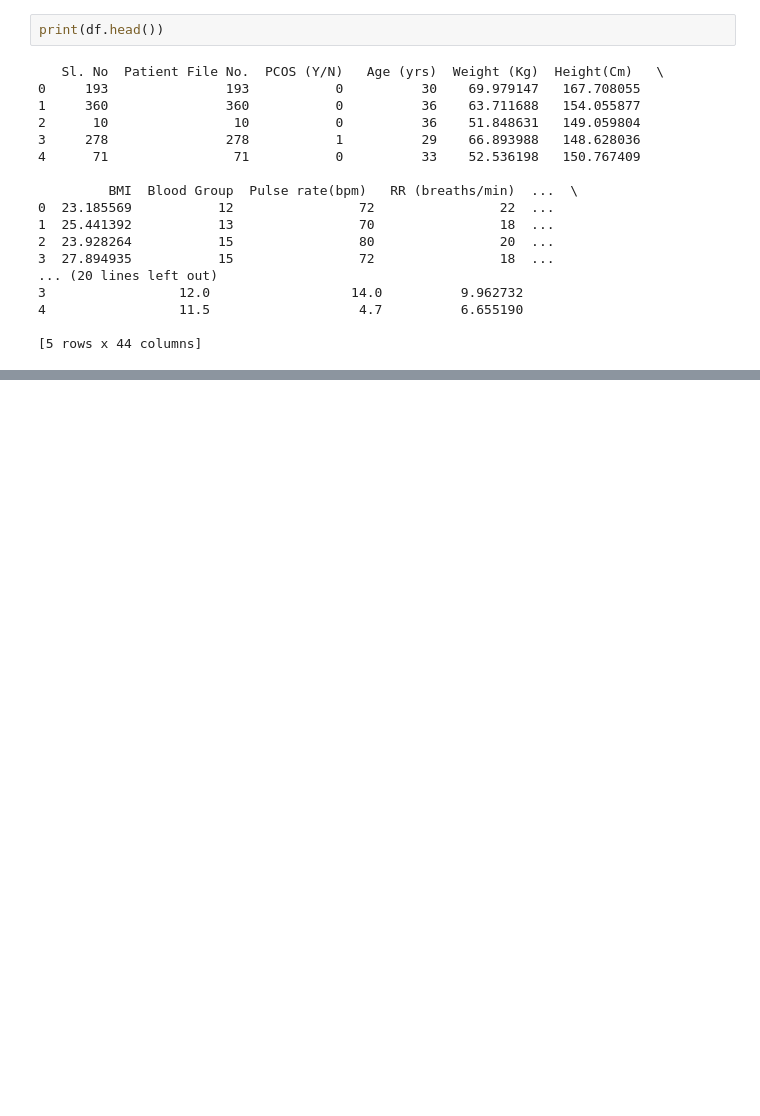
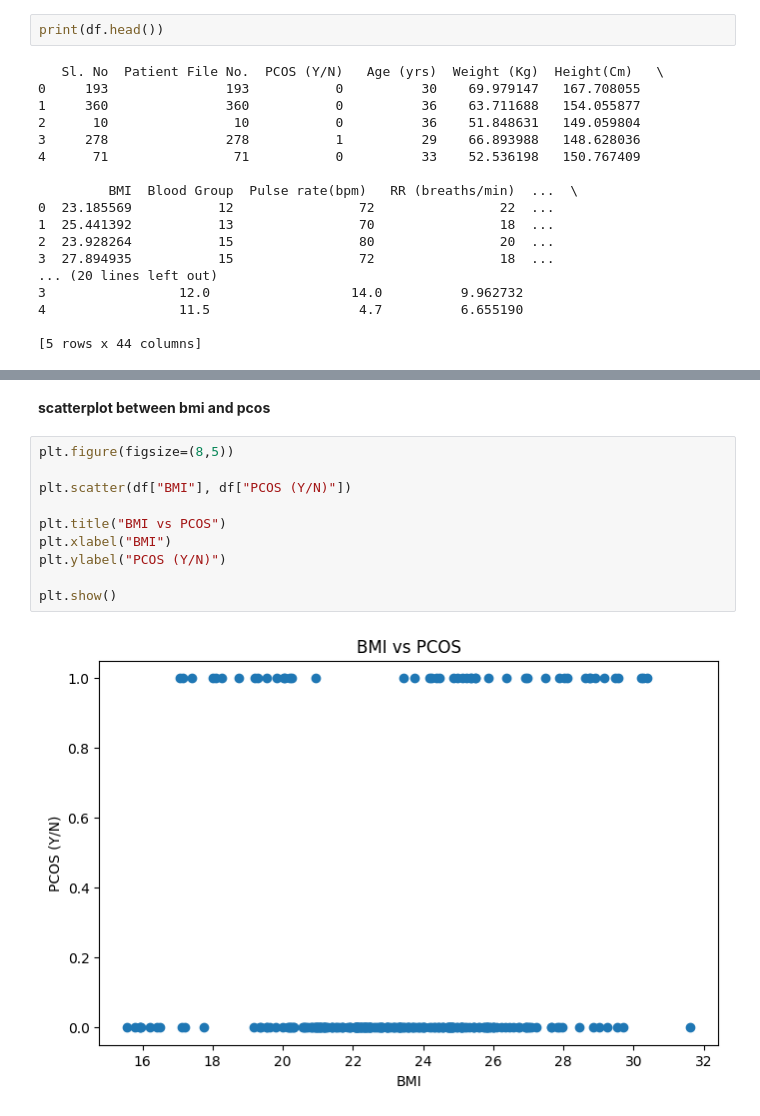
Before and after one commit to VISHWAJA-028/PCOS_Predictor, a Jupyter notebook: PCOS_Predictor.ipynb, the cells around one changed output, grey strips where cells are left out. Cells and saved outputs as stored; diff of their text form; blank space fills up the shorter version.

```diff
--- a/PCOS_Predictor.ipynb
+++ b/PCOS_Predictor.ipynb
@@ -148,0 +330,14 @@ print(df.head())
+# %% [markdown]
+**scatterplot between bmi and pcos**
+# %%
+plt.figure(figsize=(8,5))
+
+plt.scatter(df["BMI"], df["PCOS (Y/N)"])
+
+plt.title("BMI vs PCOS")
+plt.xlabel("BMI")
+plt.ylabel("PCOS (Y/N)")
+
+plt.show()
+# %% [output]
+[figure, added]
```
Also changed, not shown: parts of 22 cells of this notebook.
